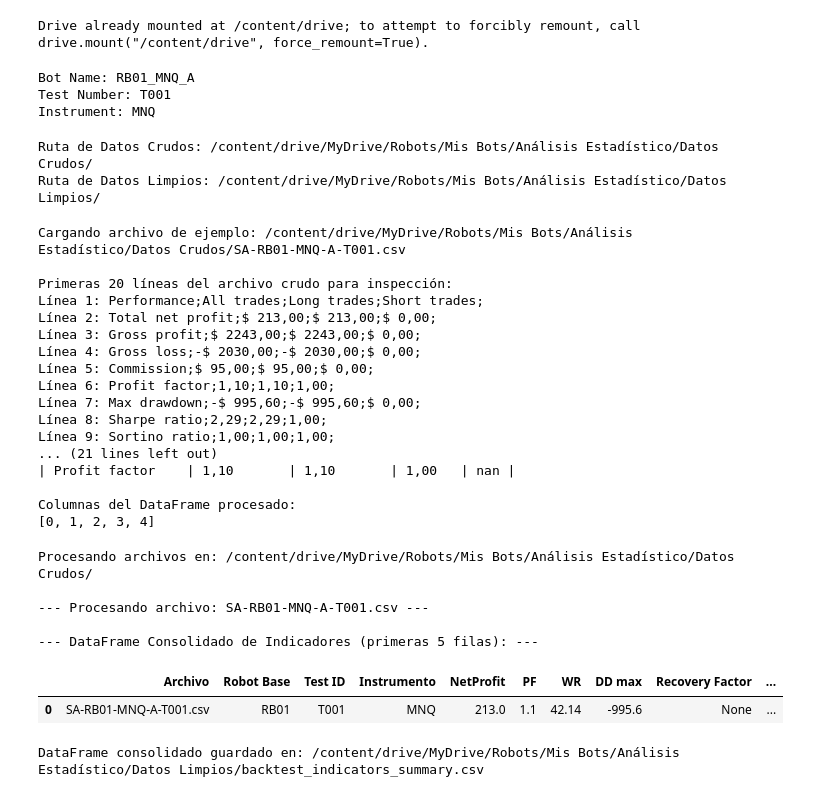
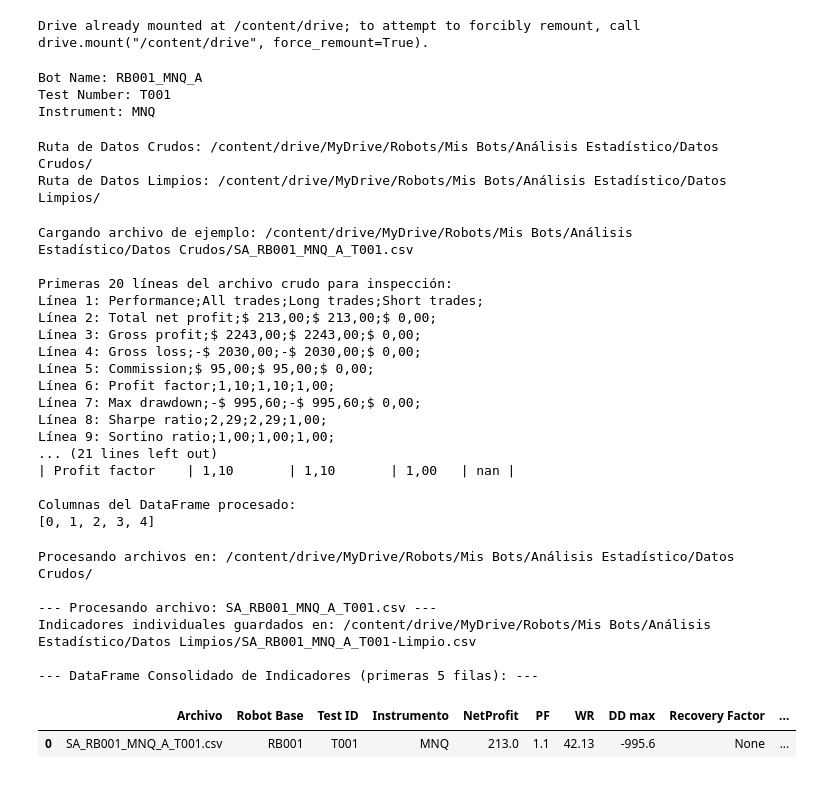
Before and after one commit to MarceCorreal2/Robots-NT, a Jupyter notebook: Procesamiento_Indicadores_Backtest.ipynb, the cells around one changed output. Cells and saved outputs as stored; diff of their text form; code cells hidden in the pictures.

```diff
--- a/Procesamiento_Indicadores_Backtest.ipynb
+++ b/Procesamiento_Indicadores_Backtest.ipynb
@@ -21,9 +21,9 @@ drive.mount('/content/drive')
 # %% [output]
 Drive already mounted at /content/drive; to attempt to forcibly remount, call drive.mount("/content/drive", force_remount=True).
 # %%
-# Celda 3 - Establecer Variables
+# Celda 3 — Definir Variables
 
-bot_name = 'RB01_MNQ_A'
+bot_name = 'RB001_MNQ_A'
 test_number = 'T001' # <--- Modifica este valor para diferentes pruebas (ej. 'T002')
 instrument = 'MNQ'
 
@@ -31,7 +31,7 @@ print(f"Bot Name: {bot_name}")
 print(f"Test Number: {test_number}")
 print(f"Instrument: {instrument}")
 # %% [output]
-Bot Name: RB01_MNQ_A
+Bot Name: RB001_MNQ_A
 Test Number: T001
 Instrument: MNQ
 # %%
@@ -51,7 +51,7 @@ Ruta de Datos Limpios: /content/drive/MyDrive/Robots/Mis Bots/Análisis Estadi
 import os
 import pandas as pd
 
-sample_file_name = 'SA-RB01-MNQ-A-T001.csv'
+sample_file_name = 'SA_RB001_MNQ_A_T001.csv'
 sample_file_path = os.path.join(RAW_DATA_PATH, sample_file_name)
 
 print(f"Cargando archivo de ejemplo: {sample_file_path}")
@@ -106,7 +106,7 @@ except FileNotFoundError:
 except Exception as e:
     print(f"Error al leer el archivo CSV: {e}")
 # %% [output]
-Cargando archivo de ejemplo: /content/drive/MyDrive/Robots/Mis Bots/Análisis Estadístico/Datos Crudos/SA-RB01-MNQ-A-T001.csv
+Cargando archivo de ejemplo: /content/drive/MyDrive/Robots/Mis Bots/Análisis Estadístico/Datos Crudos/SA_RB001_MNQ_A_T001.csv
 
 Primeras 20 líneas del archivo crudo para inspección:
 Línea 1: Performance;All trades;Long trades;Short trades;
@@ -124,7 +124,7 @@ Línea 9: Sortino ratio;1,00;1,00;1,00;
 Columnas del DataFrame procesado:
 [0, 1, 2, 3, 4]
 # %%
-# Celda 6 - Extracción indicadores
+# Celda 6 Extracción de datos
 
 import os
 import pandas as pd
@@ -233,7 +233,7 @@ for file_name in os.listdir(RAW_DATA_PATH):
 
             # Extraer Robot Base, Test ID e Instrumento del nombre del archivo
             # Ejemplo: SA-RB01-MNQ-A-T001.csv
-            file_parts = file_name.replace('.csv', '').split('-')
+            file_parts = file_name.replace('.csv', '').split('_') # Changed to split by underscore
             robot_base = file_parts[1] if len(file_parts) > 1 else None
             test_id = file_parts[-1] if len(file_parts) > 0 else None # Assuming last part is Test ID
             instrument_from_file = file_parts[2] if len(file_parts) > 2 else None
@@ -249,41 +249,57 @@ for file_name in os.listdir(RAW_DATA_PATH):
                 'WR': WR,
                 'DD max': DD_max,
                 'Recovery Factor': RecoveryFactor,
                 'PayoffRatio': PayoffRatio,
                 '# Trades': TotalTrades,
                 '# Meses': NumMonths,
                 'Net Profit/Mes': NetProfitPerMonth,
                 'Fecha-Inicio': FechaInicio.strftime('%Y-%m-%d') if FechaInicio else None,
                 'Fecha-Fin': FechaFin.strftime('%Y-%m-%d') if FechaFin else None,
-                'Avg Win': AvgWinTrade, # New indicator added
-                'Avg Loss': AvgLossTrade # New indicator added
+                'Avg Win': AvgWinTrade,
+                'Avg Loss': AvgLossTrade
             }
             all_indicators_list.append(file_indicators)
+
+            # --- Nuevo código para guardar el archivo limpio individual sin subdirectorios dinámicos ---
+            individual_df = pd.DataFrame([file_indicators])
+            base_file_name = os.path.splitext(file_name)[0] # e.g., 'SA-RB01-MNQ-A-T001'
+            cleaned_individual_file_name = f"{base_file_name}-Limpio.csv"
+
+            # La carpeta de salida es directamente CLEAN_DATA_PATH
+            dynamic_output_dir = CLEAN_DATA_PATH
+            os.makedirs(dynamic_output_dir, exist_ok=True)
+
+            individual_output_path = os.path.join(dynamic_output_dir, cleaned_individual_file_name)
+            individual_df.to_csv(individual_output_path, index=False)
+            print(f"Indicadores individuales guardados en: {individual_output_path}")
+            # --- Fin del nuevo código ---
 
         except Exception as e:
             print(f"Error al procesar el archivo {file_name}: {e}")
 
 # Convertir la lista de diccionarios a un DataFrame consolidado
 if all_indicators_list:
     consolidated_df = pd.DataFrame(all_indicators_list)
     print("\n--- DataFrame Consolidado de Indicadores (primeras 5 filas): ---")
     display(consolidated_df.head())
 
     # Guardar el DataFrame consolidado en un nuevo archivo CSV
-    output_file_path = os.path.join(CLEAN_DATA_PATH, 'backtest_indicators_summary.csv')
-    consolidated_df.to_csv(output_file_path, index=False)
-    print(f"\nDataFrame consolidado guardado en: {output_file_path}")
+    # El nombre de este archivo consolidado permanece igual, 'backtest_indicators_summary.csv',
+    # ya que los archivos individuales limpios ahora se guardan con el sufijo '-Limpio'.
+    # output_file_path = os.path.join(CLEAN_DATA_PATH, 'backtest_indicators_summary.csv') # Original line to save consolidated file
+    # consolidated_df.to_csv(output_file_path, index=False) # Original line to save consolidated file
+    # print(f"\nDataFrame consolidado guardado en: {output_file_path}") # Original line to print save path
 else:
     print("No se pudieron procesar indicadores de ningún archivo.")
 # %% [output]
 Procesando archivos en: /content/drive/MyDrive/Robots/Mis Bots/Análisis Estadístico/Datos Crudos/
 
---- Procesando archivo: SA-RB01-MNQ-A-T001.csv ---
+--- Procesando archivo: SA_RB001_MNQ_A_T001.csv ---
+Indicadores individuales guardados en: /content/drive/MyDrive/Robots/Mis Bots/Análisis Estadístico/Datos Limpios/SA_RB001_MNQ_A_T001-Limpio.csv
 
 --- DataFrame Consolidado de Indicadores (primeras 5 filas): ---
 |  | Archivo | Robot Base | Test ID | Instrumento | NetProfit | PF | WR | DD max | Recovery Factor | ... |
-| 0 | SA-RB01-MNQ-A-T001.csv | RB01 | T001 | MNQ | 213.0 | 1.1 | 42.14 | -995.6 | None | ... |
+| 0 | SA_RB001_MNQ_A_T001.csv | RB001 | T001 | MNQ | 213.0 | 1.1 | 42.13 | -995.6 | None | ... |
-DataFrame consolidado guardado en: /content/drive/MyDrive/Robots/Mis Bots/Análisis Estadístico/Datos Limpios/backtest_indicators_summary.csv
 # %%
 # Celda 7 - Limpieza y reordenamiento de datos finales
 
```
Also changed, not shown: parts of 4 cells of this notebook.
